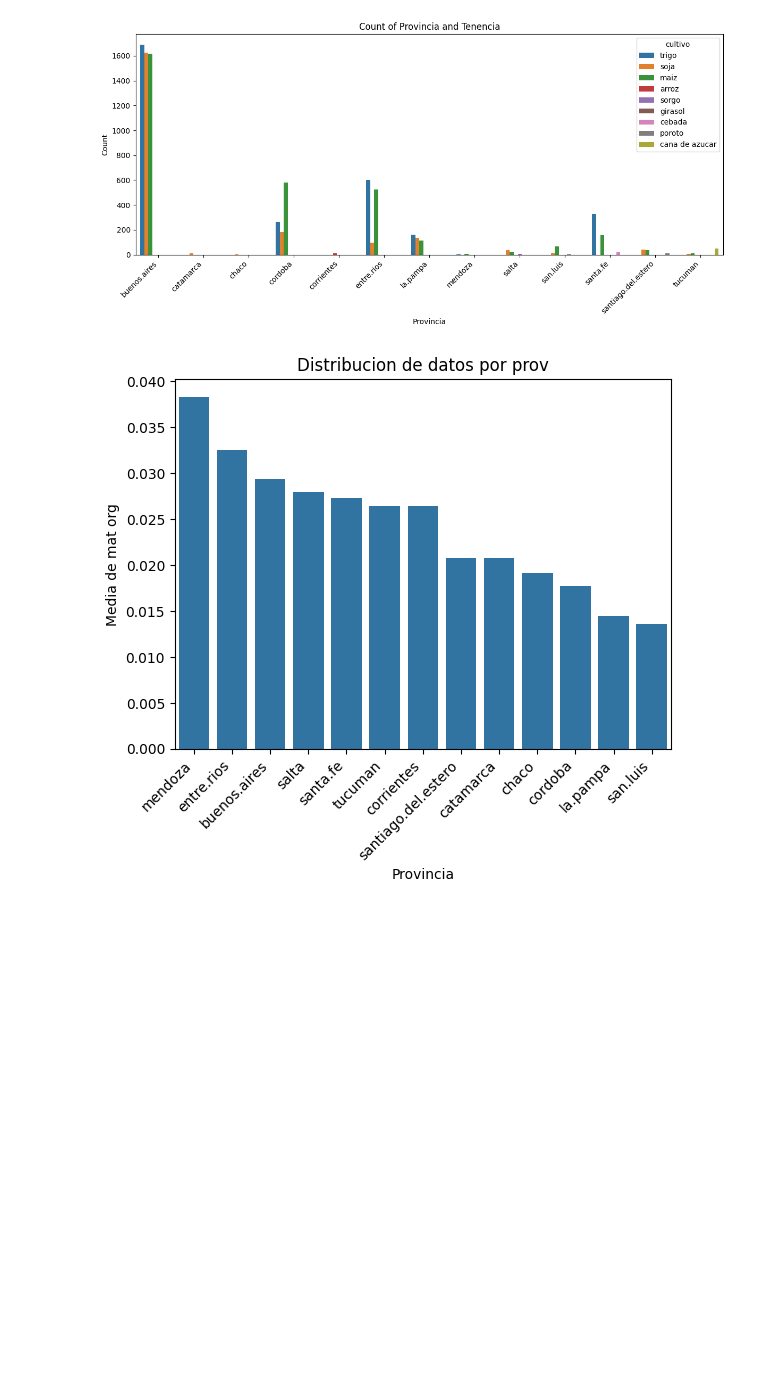
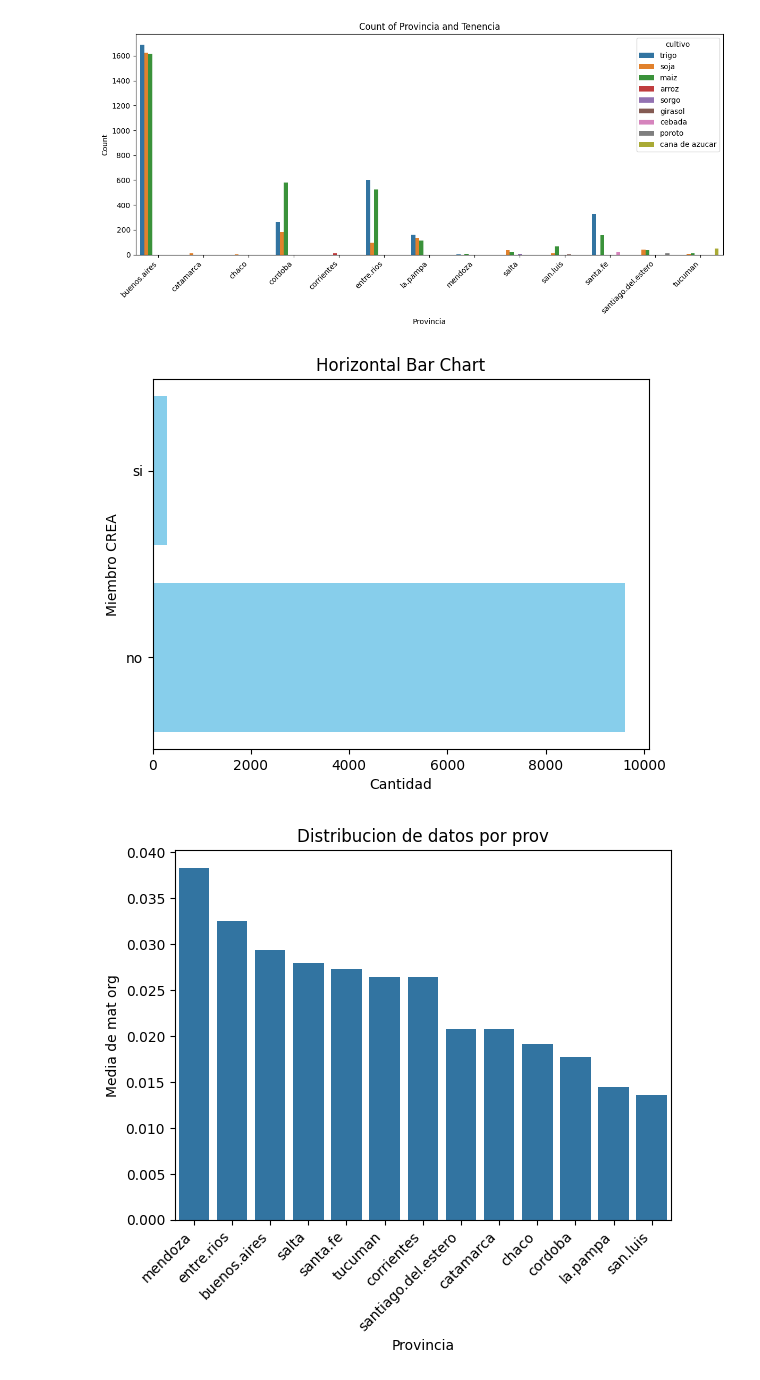
Before and after one commit to alfie-agustin/Tesis, a Jupyter notebook: eda_tesis.ipynb, the cells around one changed output. Saved outputs shown, nothing was run; the diff lists cells and outputs as text; code cells hidden in the pictures; blank space fills up the shorter version.

```diff
--- a/eda_tesis.ipynb
+++ b/eda_tesis.ipynb
@@ -237,4 +237,4 @@ n_df["resiembra"] = n_df["resiembra"].fillna("no")
 n_df["extra_crea"] = n_df["extra_crea"].fillna("no")
 # %%
 n_df.sort_values(by = "id", ascending = False)
-n_df["fecha_cosecha"].fillna(method="ffill", inplace=True)
+n_df["fecha_cosecha"] = n_df["fecha_cosecha"].fillna(method="ffill")
@@ -482,7 +475,7 @@ n_df[['pp_campana','fecha_siembra', 'fecha_cosecha', "duracion_campaña"]]
 | 9899 | 672.0 | 2023-05-31 | 2022-11-25 | -187 days |
 9900 rows × 4 columns
 # %%
-df.drop("pp_campana", inplace=True, axis=1)
+n_df.drop("pp_campana", inplace=True, axis=1)
 # %%
 n_df["ciclo"].unique() # Ciclo → Clasificación por cultivo según el tiempo transcurrido desde su emergencia a madurez fisiológica.
 
@@ -572,7 +565,7 @@ array(['buenos.aires', 'cordoba', 'entre.rios', 'san.luis', 'la.pampa',
 # %%
 n_df["ambiente_salino"].unique() # si el suelo tiene salinidad --> voy a usar la moda de la zona para si o no
 
-amb_sal = n_df.groupby(["localidad", "ambiente_salino"])["id"].count().reset_index().sort_values(by="provincia", ascending = True)
+amb_sal = n_df.groupby(["localidad", "ambiente_salino"])["id"].count().reset_index().sort_values(by="localidad", ascending = True)
 amb_sal.rename(columns={"id": "count"}, inplace=True)
 
 amb_sal_max = amb_sal.groupby("localidad").first().reset_index()
@@ -984,6 +975,16 @@ plt.tight_layout()
 plt.show()
 # %% [output]
 [figure]
+# %%
+extra_crea = n_df.groupby(["extra_crea"])["id"].count().reset_index()
+
+plt.barh(extra_crea["extra_crea"], extra_crea["id"], color='skyblue')
+plt.xlabel("Cantidad")
+plt.ylabel('Miembro CREA')
+plt.title('Horizontal Bar Chart')
+plt.show()
+# %% [output]
+[figure, added]
 # %%
 mat_org_prov = n_df.groupby(["provincia"])["materia_organica_porc"].mean()
 mat_org_prov = mat_org_prov.reset_index().sort_values("materia_organica_porc", ascending  = False)
```
Also changed, not shown: parts of 2 cells of this notebook, 1 other file.
